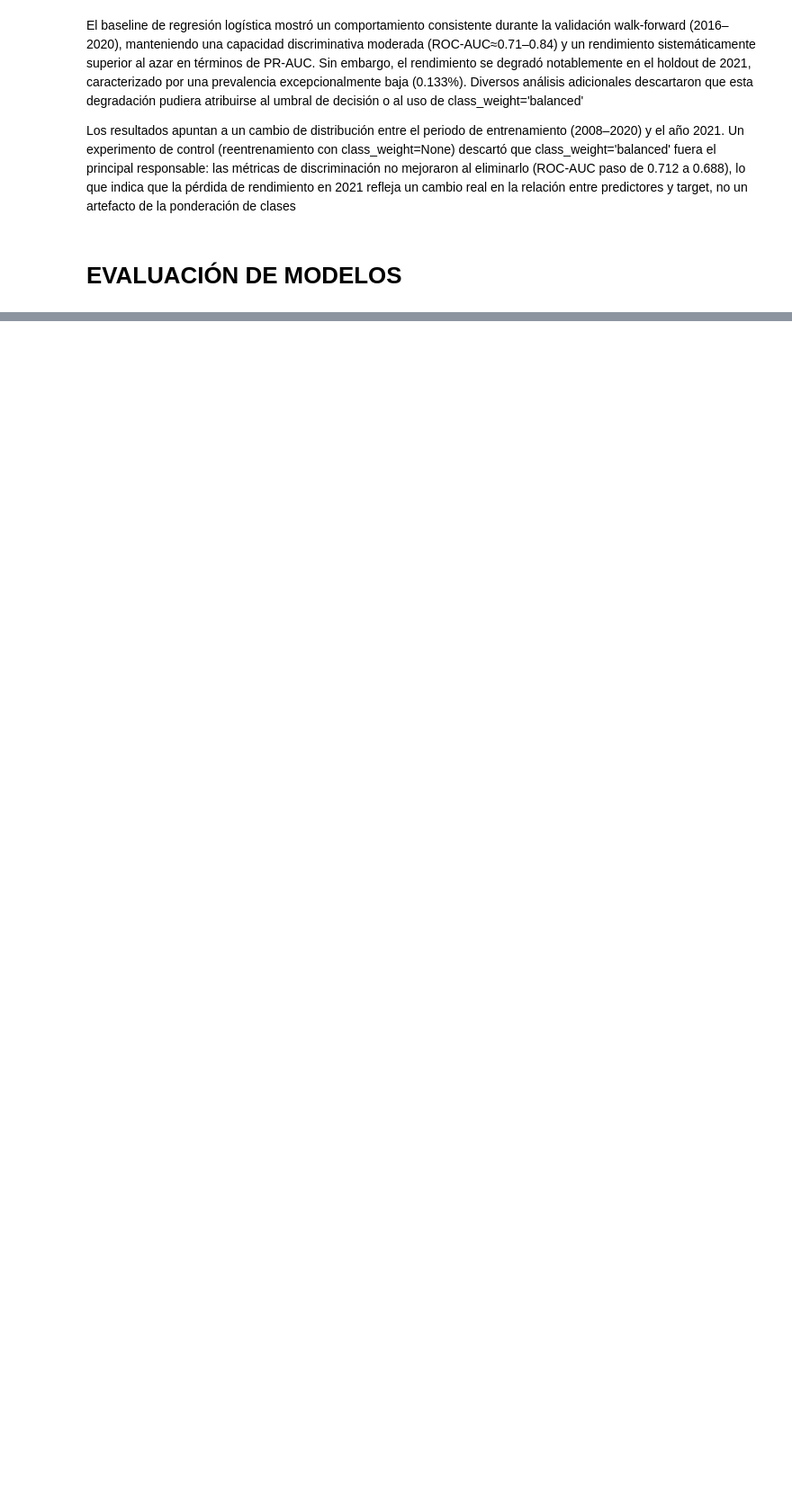
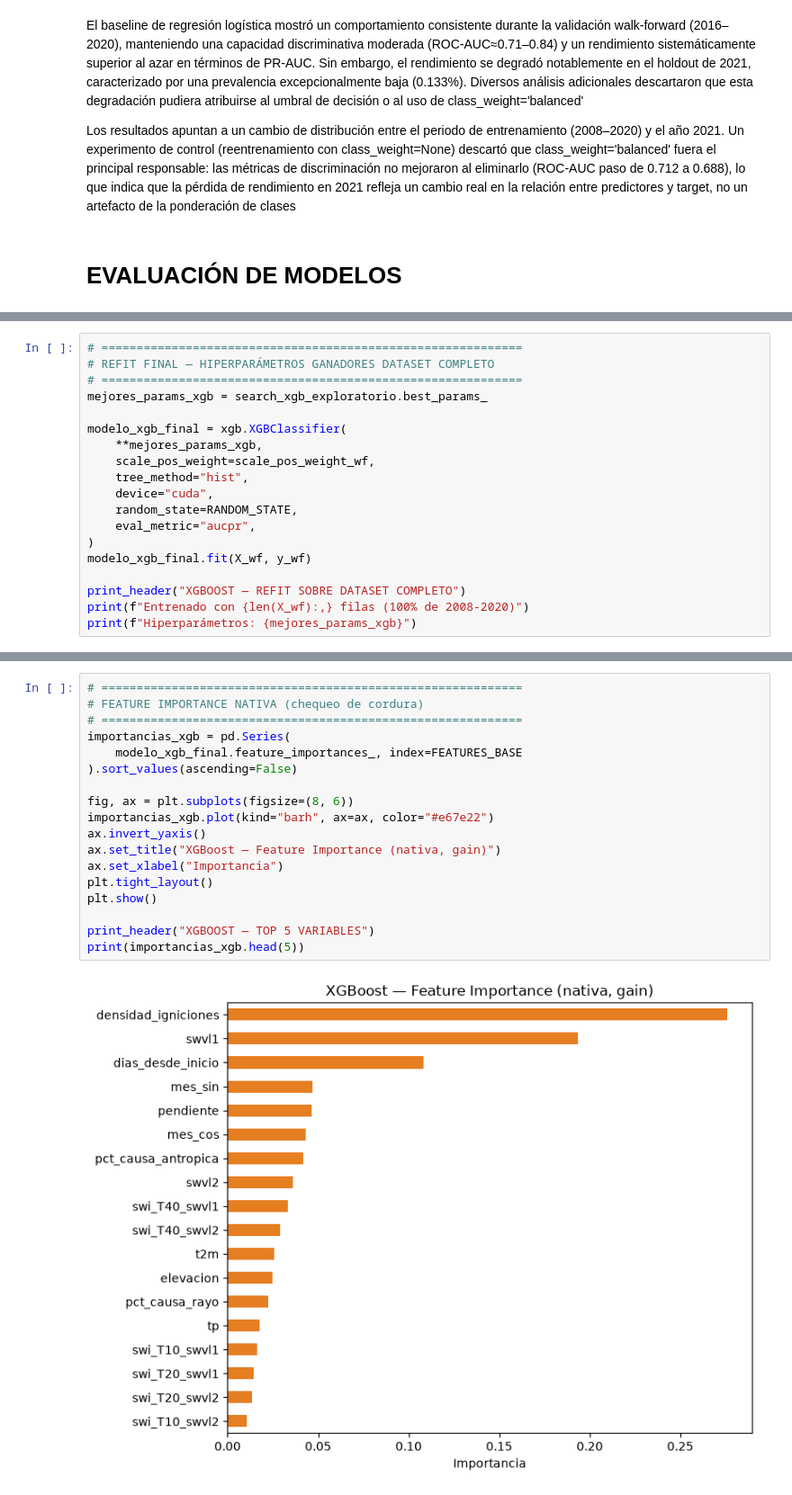
Before and after one commit to TheWhiteSavage/TrabajoFinMaster, a Jupyter notebook: 04_Model.ipynb, the cells around one changed output, grey strips where cells are left out. Shown at 90% size. Saved outputs shown, nothing was run; the diff lists cells and outputs as text; blank space fills up the shorter version.

Commit message:
Complete Model and Interpretability

```diff
--- a/04_Model.ipynb
+++ b/04_Model.ipynb
@@ -1509,0 +1597,19 @@ plt.show()
+# %%
+# ============================================================
+# REFIT FINAL — HIPERPARÁMETROS GANADORES DATASET COMPLETO
+# ============================================================
+mejores_params_xgb = search_xgb_exploratorio.best_params_
+
+modelo_xgb_final = xgb.XGBClassifier(
+    **mejores_params_xgb,
+    scale_pos_weight=scale_pos_weight_wf,
+    tree_method="hist",
+    device="cuda",
+    random_state=RANDOM_STATE,
+    eval_metric="aucpr",
+)
+modelo_xgb_final.fit(X_wf, y_wf)
+
+print_header("XGBOOST — REFIT SOBRE DATASET COMPLETO")
+print(f"Entrenado con {len(X_wf):,} filas (100% de 2008-2020)")
+print(f"Hiperparámetros: {mejores_params_xgb}")
@@ -1509,0 +1705,20 @@ plt.show()
+# %%
+# ============================================================
+# FEATURE IMPORTANCE NATIVA (chequeo de cordura)
+# ============================================================
+importancias_xgb = pd.Series(
+    modelo_xgb_final.feature_importances_, index=FEATURES_BASE
+).sort_values(ascending=False)
+
+fig, ax = plt.subplots(figsize=(8, 6))
+importancias_xgb.plot(kind="barh", ax=ax, color="#e67e22")
+ax.invert_yaxis()
+ax.set_title("XGBoost — Feature Importance (nativa, gain)")
+ax.set_xlabel("Importancia")
+plt.tight_layout()
+plt.show()
+
+print_header("XGBOOST — TOP 5 VARIABLES")
+print(importancias_xgb.head(5))
+# %% [output]
+[figure, added]
```
Also changed, not shown: parts of 70 cells of this notebook, 1 other file.
